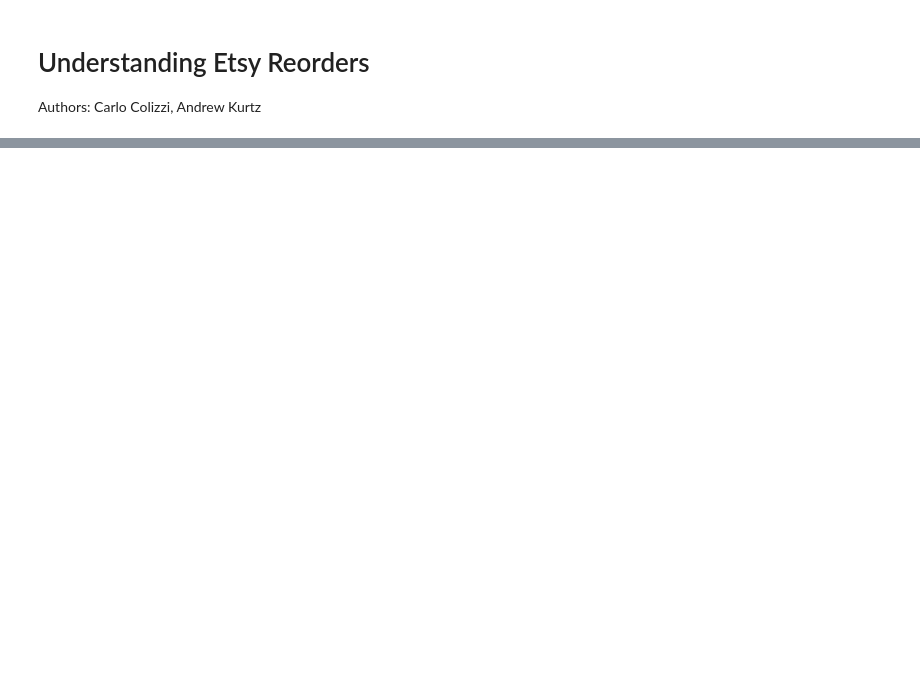
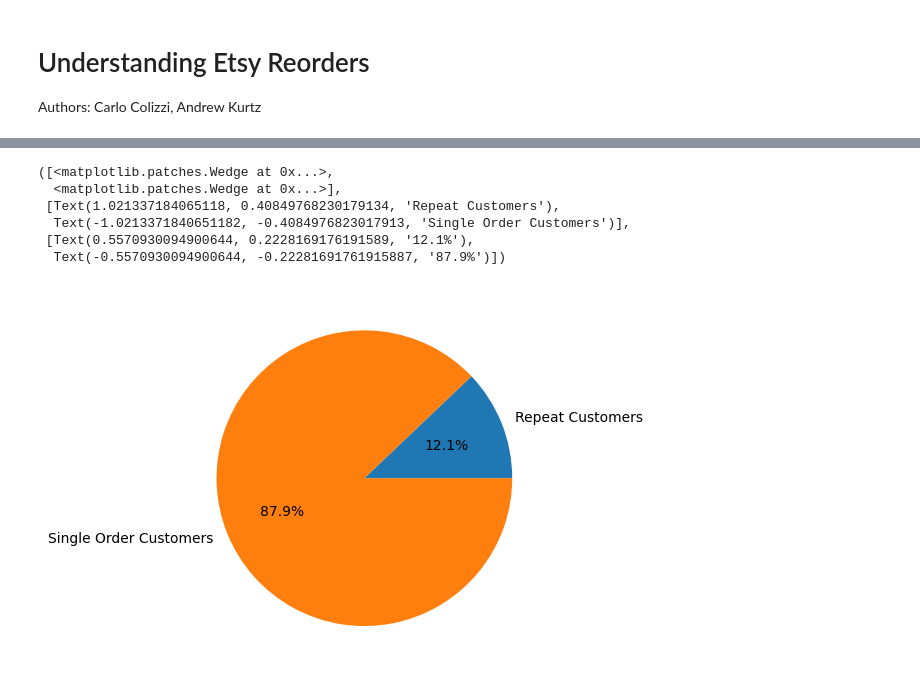
Before and after one commit to olincollege/repeat-order-analysis, a Jupyter notebook: Essay.ipynb, the cells around one changed output, grey strips where cells are left out. Saved outputs shown, nothing was run; the diff lists cells and outputs as text; code cells hidden in the pictures; blank space fills up the shorter version.

```diff
--- a/Essay.ipynb
+++ b/Essay.ipynb
@@ -20,0 +62,3 @@ To make sure the code runs correctly, run the cell below:
+# %%
+orders = read_json('orders.json')
+reviews = read_json('reviews.json')
@@ -20,0 +73,27 @@ To make sure the code runs correctly, run the cell below:
+# %%
+buyer_user_id = extract_data(orders, "buyer_user_id")
+
+num_orders_by_customers = list(Counter(buyer_user_id).values())
+num_orders_by_customers.remove(37)
+orders_per_customer = Counter(num_orders_by_customers)
+
+num_repeats = 0
+total_orders = 0
+
+for key, val in orders_per_customer.items():
+    total_orders += val
+    if key > 1:
+        num_repeats += val
+
+sizes = [num_repeats, total_orders - num_repeats]
+labels = ["Repeat Customers", "Single Order Customers"]
+fig, ax = plt.subplots()
+ax.pie(sizes, labels=labels, autopct='%1.1f%%')
+# %% [output]
+([<matplotlib.patches.Wedge at 0x...>,
+  <matplotlib.patches.Wedge at 0x...>],
+ [Text(1.021337184065118, 0.40849768230179134, 'Repeat Customers'),
+  Text(-1.0213371840651182, -0.4084976823017913, 'Single Order Customers')],
+ [Text(0.5570930094900644, 0.2228169176191589, '12.1%'),
+  Text(-0.5570930094900644, -0.22281691761915887, '87.9%')])
+[figure, added]
```
Also changed, not shown: parts of 23 cells of this notebook, 2 other files.
